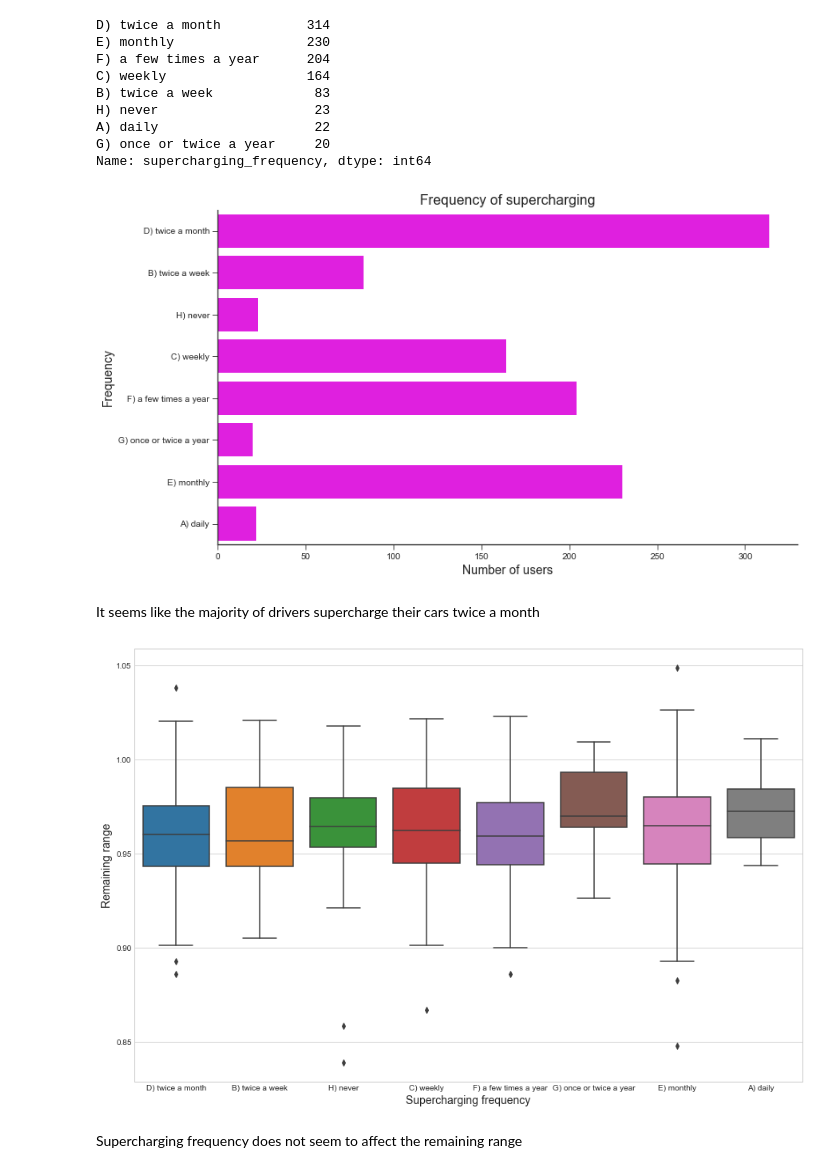
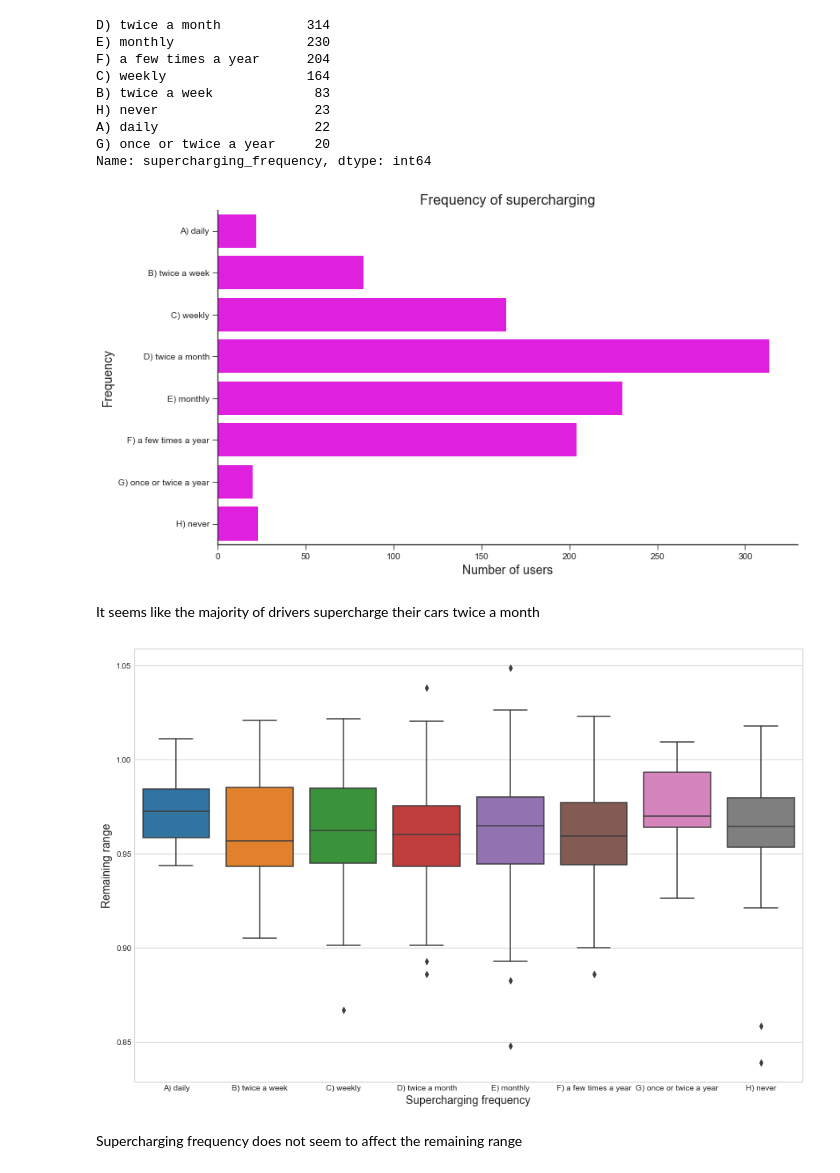
Before and after one commit to kvalentine95/capstone_data_science, a Jupyter notebook: tesla/tesla-battery-degradation.ipynb, the cells around one changed output. Saved outputs shown, nothing was run; the diff lists cells and outputs as text; code cells hidden in the pictures.

Commit message:
Adds x-axis for boxplots sorted by frequency

```diff
--- a/tesla/tesla-battery-degradation.ipynb
+++ b/tesla/tesla-battery-degradation.ipynb
@@ -611,30 +610,32 @@ Name: supercharging_frequency, dtype: int64
 # %%
 tesla_copy3 = tesla_survey.copy()
 tesla_copy3 = tesla_copy3.dropna(subset=['supercharging_frequency'])
+cols = ['A) daily' ,'B) twice a week','C) weekly', 'D) twice a month','E) monthly','F) a few times a year',
+        'G) once or twice a year', 'H) never']
 sns.set_style('whitegrid')
 sns.set_style('ticks')
 plt.figure(figsize=(11.8, 7))
-sns.countplot(data=tesla_survey, y='supercharging_frequency', color='magenta')
+sns.countplot(data=tesla_survey, y='supercharging_frequency', color='magenta',order=cols)
 sns.despine()
 plt.xlabel('Number of users', fontsize=14)
 plt.ylabel('Frequency', fontsize=14)
 plt.title('Frequency of supercharging', fontsize=16)
 plt.show()
 # %% [output]
-[figure, old version]
+[figure, new version]
 # %% [markdown]
 It seems like the majority of drivers supercharge their cars twice a month
 # %%
 #check how remaining range is affected by frequency of supercharging
 sns.set_style("whitegrid")
 plt.figure(figsize=(15, 10))
-ax = sns.boxplot(x='supercharging_frequency', y='remaining_range', data=tesla_survey)
+ax = sns.boxplot(x='supercharging_frequency', y='remaining_range', data=tesla_survey, order=cols)
 plt.xlabel('Supercharging frequency', fontsize=14)
 plt.ylabel('Remaining range', fontsize=14)
 plt.savefig('supercharging.png')
 plt.show()
 # %% [output]
-[figure, old version]
+[figure, new version]
 # %% [markdown]
 Supercharging frequency does not seem to affect the remaining range
 # %%
```
Also changed, not shown: parts of 13 cells of this notebook, 4 other files.
